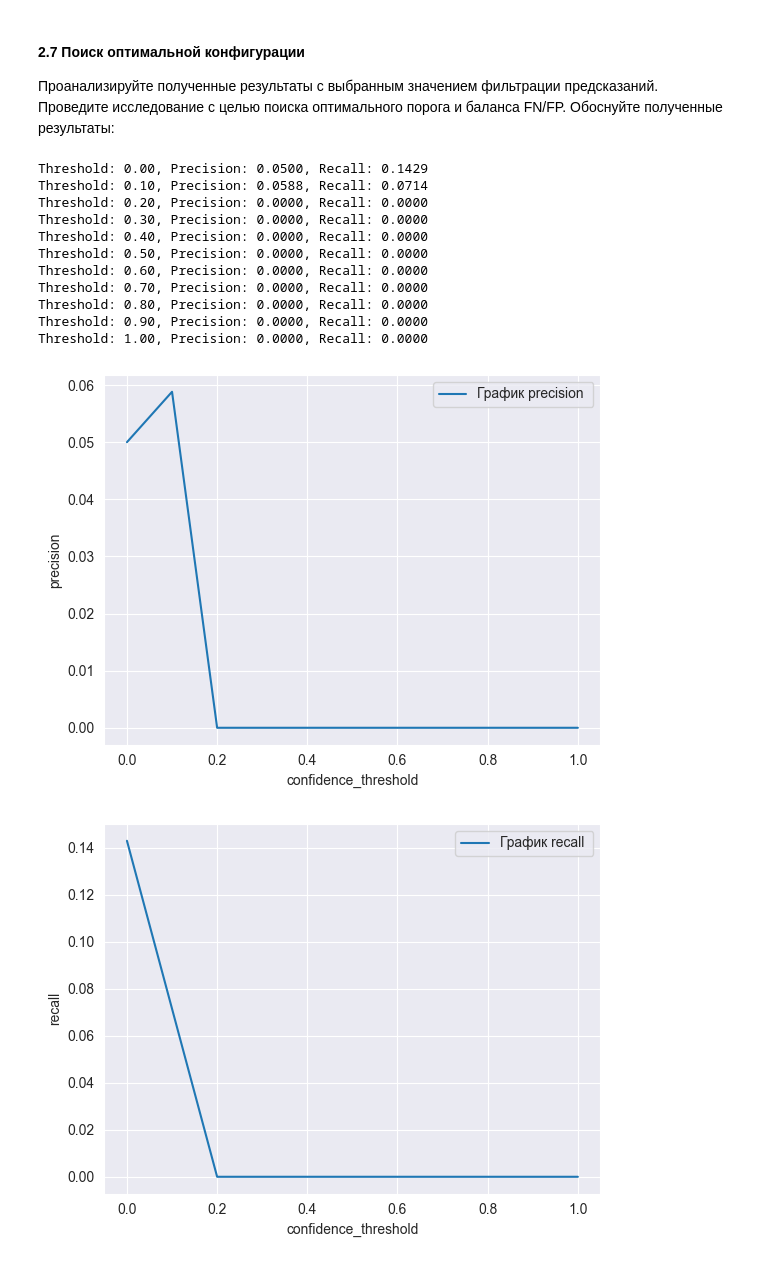
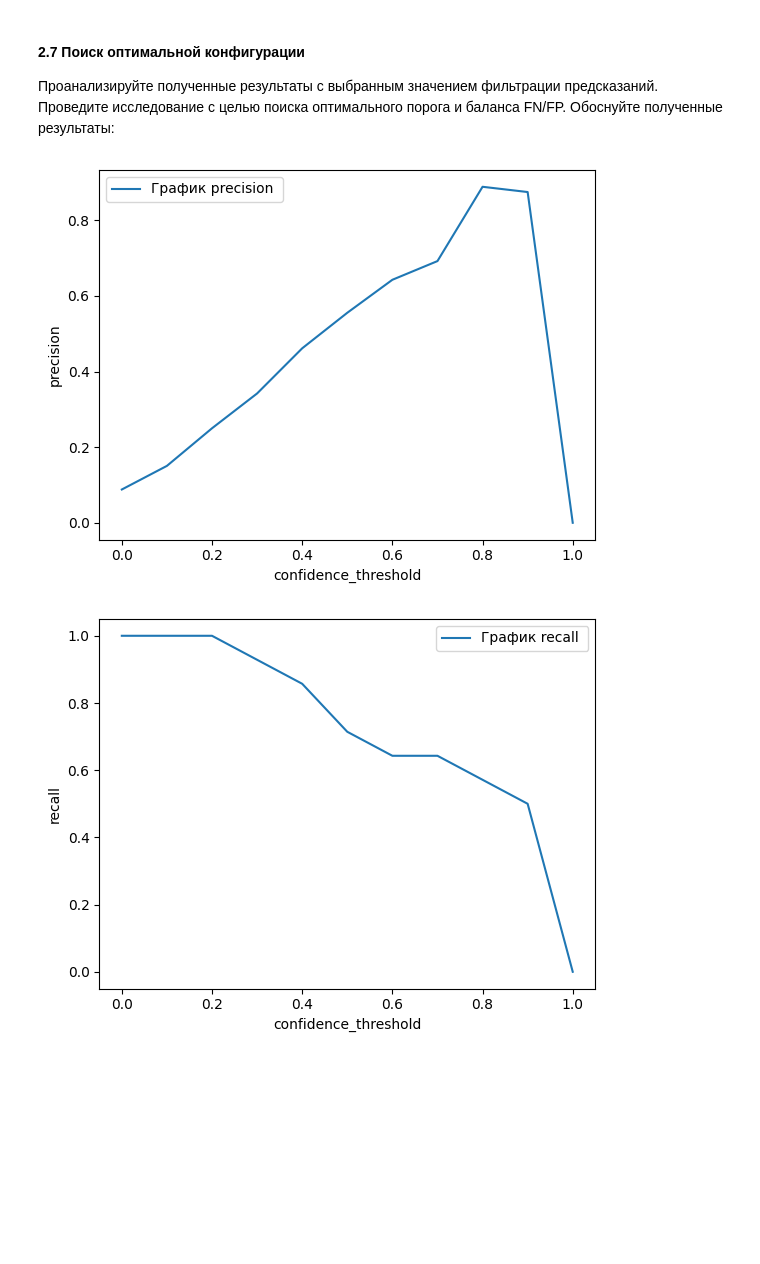
Before and after one commit to roman9234/neural_networks____university-homework, a Jupyter notebook: 3_лаба/#3 Faster R-CNN.ipynb, the cells around one changed output. Drawn from its saved outputs; the diff is of its cells as text; code cells hidden in the pictures; blank space fills up the shorter version.

```diff
--- a/3_лаба/#3 Faster R-CNN.ipynb
+++ b/3_лаба/#3 Faster R-CNN.ipynb
@@ -78,8 +72,7 @@ import torchvision
 device = torch.device("cuda") if torch.cuda.is_available() else torch.device("cpu")
 
 # импорт модели
-model = torchvision.models.detection.fasterrcnn_resnet50_fpn(weights=FasterRCNN_ResNet50_FPN_Weights.DEFAULT)
-# model = torchvision.models.detection.fasterrcnn_resnet50_fpn(pretrained=True)
+model = torchvision.models.detection.fasterrcnn_resnet50_fpn(pretrained=True)
 model.to(device)
 model.eval()
 # %% [output]
@@ -120,9 +113,8 @@ voc_dataset = VOCDetection(
 
 # метод трансформации
 def transform_image(image):
-    return F.normalize(F.to_tensor(image), mean=[0.485, 0.456, 0.406], std=[0.229, 0.224, 0.225])
-    # return F.normalize(F.to_tensor(image), mean=[0.406,0.456, 0.485], std=[0.225, 0.224, 0.229])
-    # return F.normalize(F.to_tensor(image), mean=[0.406,0.456, 0.485], std=[0.225, 0.224, 0.229])
+    # return F.normalize(F.to_tensor(image), mean=[0.485, 0.456, 0.406], std=[0.229, 0.224, 0.225])
+    return F.to_tensor(image)
 # %% [markdown]
 #### 2.4 Объявление методов для работы с данными
 
@@ -213,7 +205,7 @@ for img_path in image_filenames:
     pred_scores = outputs[0]['scores'].cpu().numpy()
 
     # установите порог confidence_threshold в эмпирическом значении
-    confidence_threshold = 0.1
+    confidence_threshold = 0.5
 
     # примените фильтр выходных значений на основе заданного порога
     mask = pred_scores >= confidence_threshold
@@ -287,12 +279,18 @@ for img_path in image_filenames:
 Проанализируйте полученные результаты с выбранным значением фильтрации предсказаний. Проведите исследование с целью поиска оптимального порога и баланса FN/FP. Обоснуйте полученные результаты:
 # %%
 # исследование
+
+# выберите N изображений из датасета
+N = 5
+image_filenames = [voc_dataset[i][1]['annotation']['filename'] for i in range(N)]
+
 # confidence_thresholds = np.arange(0.3, 0.9, 0.05)  # Диапазон порогов
 confidence_thresholds = [i/10 for i in range(0, 11)]
 results = []
 
 for threshold in confidence_thresholds:
     tp, fp, fn = 0, 0, 0
+    predictions_amount = 0
 
     for img_path in image_filenames:
 
@@ -325,45 +323,36 @@ for threshold in confidence_thresholds:
                 tp += 1
             else:
                 fn += 1
 
-        fp += len(pred_boxes) - tp
+        predictions_amount += len(pred_boxes)
 
+    fp = predictions_amount - tp
     results.append((threshold, tp, fp, fn))
+
 precisions = []
 recalls = []
 # Анализ результатов
 for threshold, tp, fp, fn in results:
     precision = tp / (tp + fp) if tp + fp > 0 else 0
     recall = tp / (tp + fn) if tp + fn > 0 else 0
     precisions.append(precision)
     recalls.append(recall)
-    print(f"Threshold: {threshold:.2f}, Precision: {precision:.4f}, Recall: {recall:.4f}")
+    # print(f"Threshold: {threshold:.2f}, Precision: {precision:.4f}, Recall: {recall:.4f}")
 
 
 # График precisions
 plt.plot(confidence_thresholds, precisions, label='График precision ')
 plt.xlabel('confidence_threshold')
 plt.ylabel('precision')
 plt.legend()
 plt.show()
 
 # График recalls
 plt.plot(confidence_thresholds, recalls, label='График recall ')
 plt.xlabel('confidence_threshold')
 plt.ylabel('recall')
 plt.legend()
 plt.show()
 # %% [output]
-Threshold: 0.00, Precision: 0.0500, Recall: 0.1429
-Threshold: 0.10, Precision: 0.0588, Recall: 0.0714
-Threshold: 0.20, Precision: 0.0000, Recall: 0.0000
-Threshold: 0.30, Precision: 0.0000, Recall: 0.0000
-Threshold: 0.40, Precision: 0.0000, Recall: 0.0000
-Threshold: 0.50, Precision: 0.0000, Recall: 0.0000
-Threshold: 0.60, Precision: 0.0000, Recall: 0.0000
-Threshold: 0.70, Precision: 0.0000, Recall: 0.0000
-Threshold: 0.80, Precision: 0.0000, Recall: 0.0000
-Threshold: 0.90, Precision: 0.0000, Recall: 0.0000
-Threshold: 1.00, Precision: 0.0000, Recall: 0.0000
-[figure, old version]
+[figure, new version]
-[figure, old version]
+[figure, new version]
```
Also changed, not shown: parts of 3 cells of this notebook.
